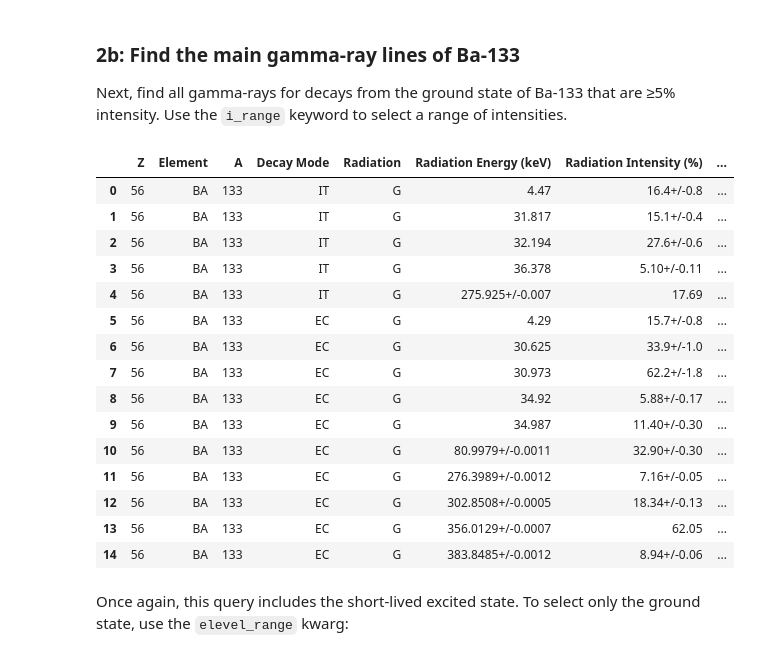
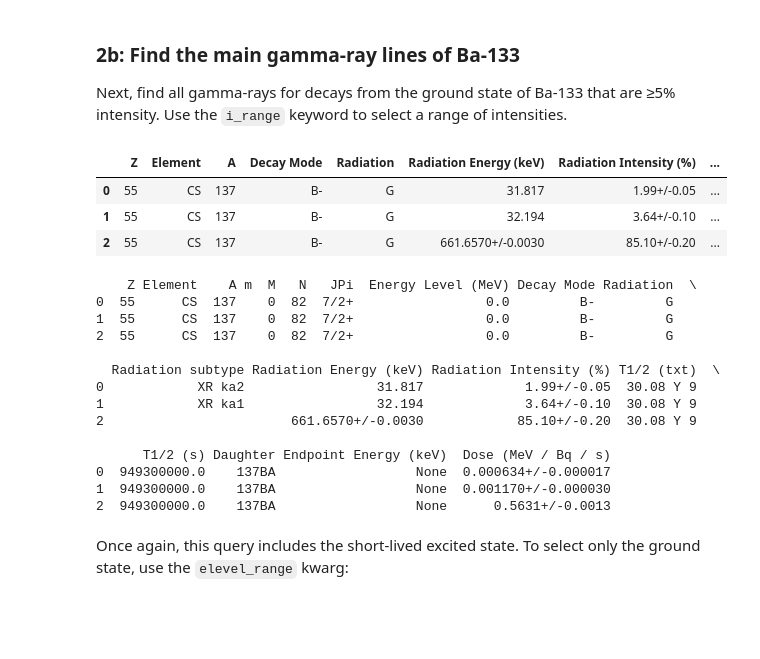
Before and after one commit to lbl-anp/becquerel, a Jupyter notebook: examples/nndc.ipynb, the cells around one changed output. Drawn from its saved outputs; the diff is of its cells as text; code cells hidden in the pictures; blank space fills up the shorter version.

````diff
--- a/examples/nndc.ipynb
+++ b/examples/nndc.ipynb
@@ -62,27 +62,32 @@ display(card)
 ### 2b: Find the main gamma-ray lines of Ba-133
 Next, find all gamma-rays for decays from the ground state of Ba-133 that are &ge;5% intensity. Use the ```i_range``` keyword to select a range of intensities.
 # %%
-rad = bq.tools.fetch_decay_radiation(nuc='Ba-133', type='Gamma', i_range=(5, None))
+rad = bq.tools.fetch_decay_radiation(nuc='Cs-137', type='Gamma', i_range=(1, None), e_range=(10, 3700))
 cols = ['Z', 'Element', 'A', 'Decay Mode', 'Radiation', 'Radiation Energy (keV)',
         'Radiation Intensity (%)', 'Energy Level (MeV)']
 display(rad[cols])
 # %% [output]
 |  | Z | Element | A | Decay Mode | Radiation | Radiation Energy (keV) | Radiation Intensity (%) | ... |
-| 0 | 56 | BA | 133 | IT | G | 4.47 | 16.4+/-0.8 | ... |
-| 1 | 56 | BA | 133 | IT | G | 31.817 | 15.1+/-0.4 | ... |
-| 2 | 56 | BA | 133 | IT | G | 32.194 | 27.6+/-0.6 | ... |
-| 3 | 56 | BA | 133 | IT | G | 36.378 | 5.10+/-0.11 | ... |
-| 4 | 56 | BA | 133 | IT | G | 275.925+/-0.007 | 17.69 | ... |
-| 5 | 56 | BA | 133 | EC | G | 4.29 | 15.7+/-0.8 | ... |
-| 6 | 56 | BA | 133 | EC | G | 30.625 | 33.9+/-1.0 | ... |
-| 7 | 56 | BA | 133 | EC | G | 30.973 | 62.2+/-1.8 | ... |
-| 8 | 56 | BA | 133 | EC | G | 34.92 | 5.88+/-0.17 | ... |
-| 9 | 56 | BA | 133 | EC | G | 34.987 | 11.40+/-0.30 | ... |
-| 10 | 56 | BA | 133 | EC | G | 80.9979+/-0.0011 | 32.90+/-0.30 | ... |
-| 11 | 56 | BA | 133 | EC | G | 276.3989+/-0.0012 | 7.16+/-0.05 | ... |
-| 12 | 56 | BA | 133 | EC | G | 302.8508+/-0.0005 | 18.34+/-0.13 | ... |
-| 13 | 56 | BA | 133 | EC | G | 356.0129+/-0.0007 | 62.05 | ... |
-| 14 | 56 | BA | 133 | EC | G | 383.8485+/-0.0012 | 8.94+/-0.06 | ... |
+| 0 | 55 | CS | 137 | B- | G | 31.817 | 1.99+/-0.05 | ... |
+| 1 | 55 | CS | 137 | B- | G | 32.194 | 3.64+/-0.10 | ... |
+| 2 | 55 | CS | 137 | B- | G | 661.6570+/-0.0030 | 85.10+/-0.20 | ... |
+# %%
+print(rad)
+# %% [output]
+    Z Element    A m  M   N   JPi  Energy Level (MeV) Decay Mode Radiation  \
+0  55      CS  137    0  82  7/2+                 0.0         B-         G
+1  55      CS  137    0  82  7/2+                 0.0         B-         G
+2  55      CS  137    0  82  7/2+                 0.0         B-         G
+
+  Radiation subtype Radiation Energy (keV) Radiation Intensity (%) T1/2 (txt)  \
+0            XR ka2                 31.817             1.99+/-0.05  30.08 Y 9
+1            XR ka1                 32.194             3.64+/-0.10  30.08 Y 9
+2                        661.6570+/-0.0030            85.10+/-0.20  30.08 Y 9
+
+      T1/2 (s) Daughter Endpoint Energy (keV)  Dose (MeV / Bq / s)
+0  949300000.0    137BA                  None  0.000634+/-0.000017
+1  949300000.0    137BA                  None  0.001170+/-0.000030
+2  949300000.0    137BA                  None      0.5631+/-0.0013
 # %% [markdown]
 Once again, this query includes the short-lived excited state. To select only the ground state, use the `elevel_range` kwarg:
 # %%
````
Also changed, not shown: parts of 2 cells of this notebook, 3 other files.
